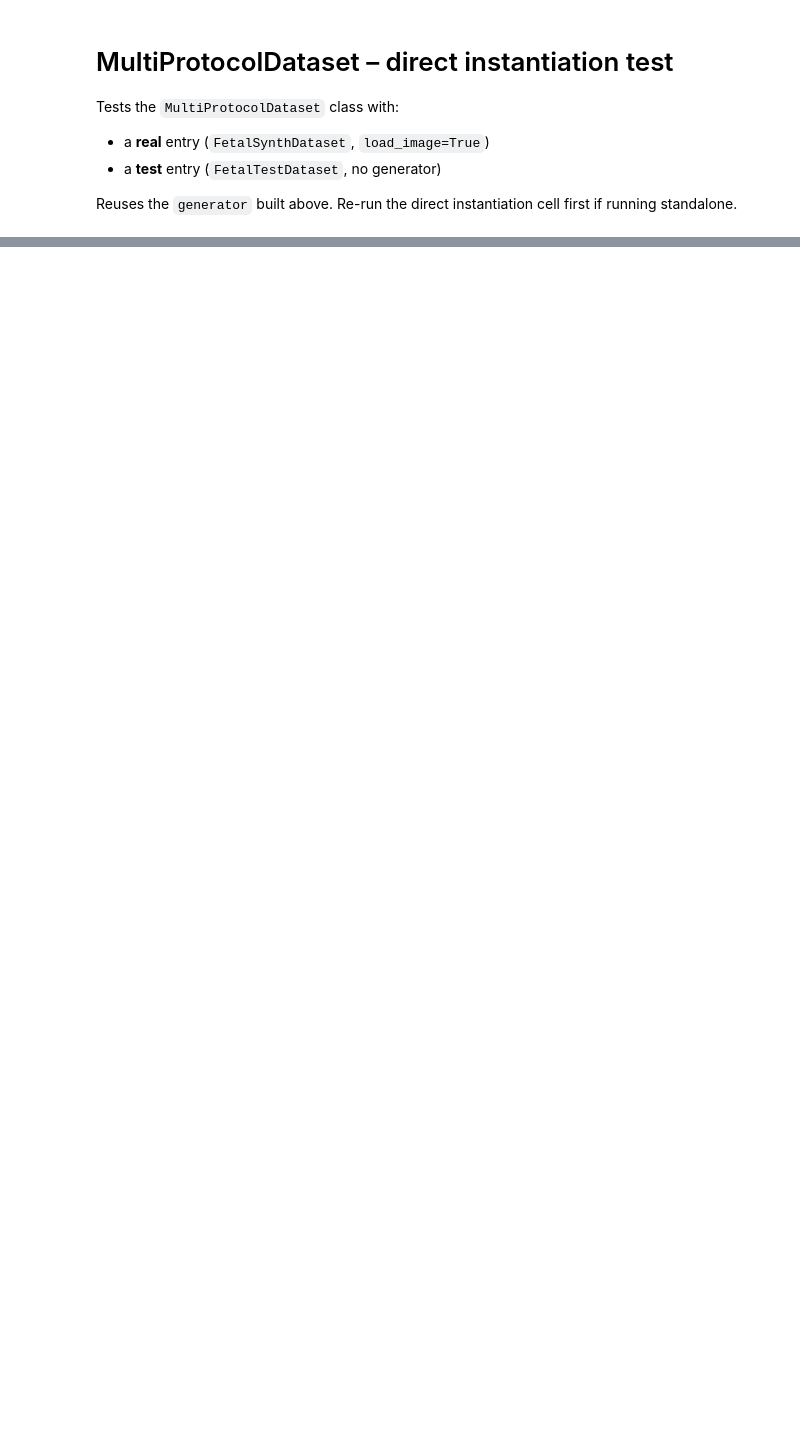
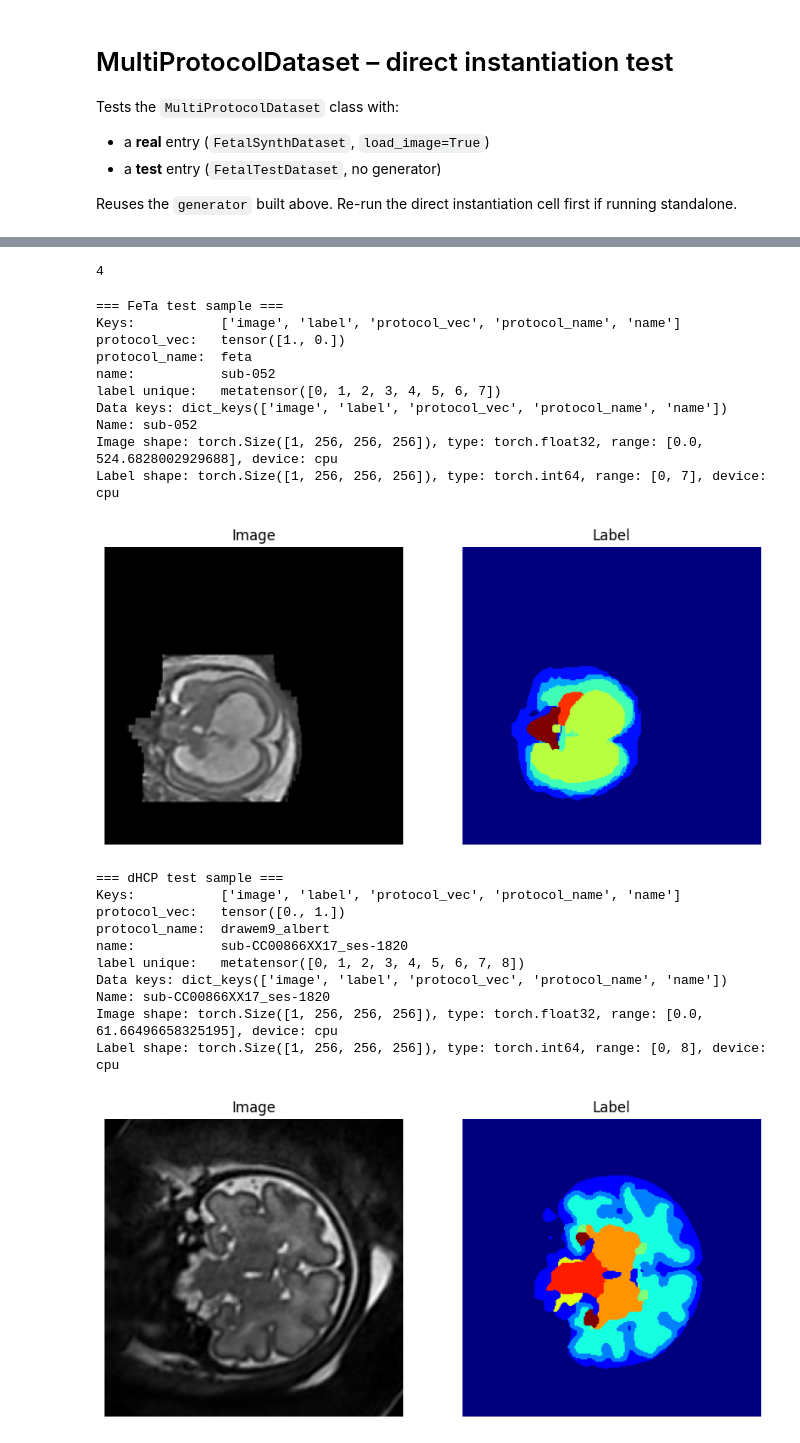
Before and after one commit to Danielacoco/fetalsyngen, a Jupyter notebook: examples/generator.ipynb, the cells around one changed output, grey strips where cells are left out. Cells and saved outputs as stored; diff of their text form; code cells hidden in the pictures; blank space fills up the shorter version.

Commit message:
multiprotocol v1

```diff
--- a/examples/generator.ipynb
+++ b/examples/generator.ipynb
@@ -348,0 +332,8 @@ print(label_map)
+# %%
+import pandas as pd
+
+# Use the real label map — protocol names must match the CSV exactly
+label_map_csv_path = "/home/danielaco/Documents/segsynthtemplate/label_map_multiprotocol.csv"
+label_map = pd.read_csv(label_map_csv_path)
+print("label_map_csv:", label_map_csv_path)
+print(label_map)
@@ -391,12 +429,51 @@ plot_imgs(sample_real)
+# %%
+len(dataset)
+# %% [output]
+4
 # %%
-# Inspect a test-mode sample (ds_idx=1, FetalTestDataset)
+# Inspect a test-mode sample (ds_idx=1, FeTa FetalTestDataset)
 # ds_idx=0 has 2 subjects → flat indices 0,1; ds_idx=1 starts at index 2
-sample_test = dataset[2]
-print("Keys:          ", list(sample_test.keys()))
-print("protocol_vec:  ", sample_test["protocol_vec"])
-print("protocol_name: ", sample_test["protocol_name"])
-print("name:          ", sample_test["name"])
-print("label unique:  ", sample_test["label"].unique())
-plot_imgs(sample_test)
+sample_test_feta = dataset[2]
+print("=== FeTa test sample ===")
+print("Keys:          ", list(sample_test_feta.keys()))
+print("protocol_vec:  ", sample_test_feta["protocol_vec"])
+print("protocol_name: ", sample_test_feta["protocol_name"])
+print("name:          ", sample_test_feta["name"])
+print("label unique:  ", sample_test_feta["label"].unique())
+plot_imgs(sample_test_feta)
+
+# Inspect a dHCP test sample (ds_idx=2, drawem9_albert)
+# ds_idx=2 has 1 subject → flat index 3
+sample_test_dhcp = dataset[3]
+print("=== dHCP test sample ===")
+print("Keys:          ", list(sample_test_dhcp.keys()))
+print("protocol_vec:  ", sample_test_dhcp["protocol_vec"])
+print("protocol_name: ", sample_test_dhcp["protocol_name"])
+print("name:          ", sample_test_dhcp["name"])
+print("label unique:  ", sample_test_dhcp["label"].unique())
+plot_imgs(sample_test_dhcp)
+# %% [output]
+=== FeTa test sample ===
+Keys:           ['image', 'label', 'protocol_vec', 'protocol_name', 'name']
+protocol_vec:   tensor([1., 0.])
+protocol_name:  feta
+name:           sub-052
+label unique:   metatensor([0, 1, 2, 3, 4, 5, 6, 7])
+Data keys: dict_keys(['image', 'label', 'protocol_vec', 'protocol_name', 'name'])
+Name: sub-052
+Image shape: torch.Size([1, 256, 256, 256]), type: torch.float32, range: [0.0, 524.6828002929688], device: cpu
+Label shape: torch.Size([1, 256, 256, 256]), type: torch.int64, range: [0, 7], device: cpu
+[figure, added]
+=== dHCP test sample ===
+Keys:           ['image', 'label', 'protocol_vec', 'protocol_name', 'name']
+protocol_vec:   tensor([0., 1.])
+protocol_name:  drawem9_albert
+name:           sub-CC00866XX17_ses-1820
+label unique:   metatensor([0, 1, 2, 3, 4, 5, 6, 7, 8])
+Data keys: dict_keys(['image', 'label', 'protocol_vec', 'protocol_name', 'name'])
+Name: sub-CC00866XX17_ses-1820
+Image shape: torch.Size([1, 256, 256, 256]), type: torch.float32, range: [0.0, 61.66496658325195], device: cpu
+Label shape: torch.Size([1, 256, 256, 256]), type: torch.int64, range: [0, 8], device: cpu
+[figure, added]
 # %%
 # Sanity checks
```
Also changed, not shown: parts of 10 cells of this notebook, 1 other file.
